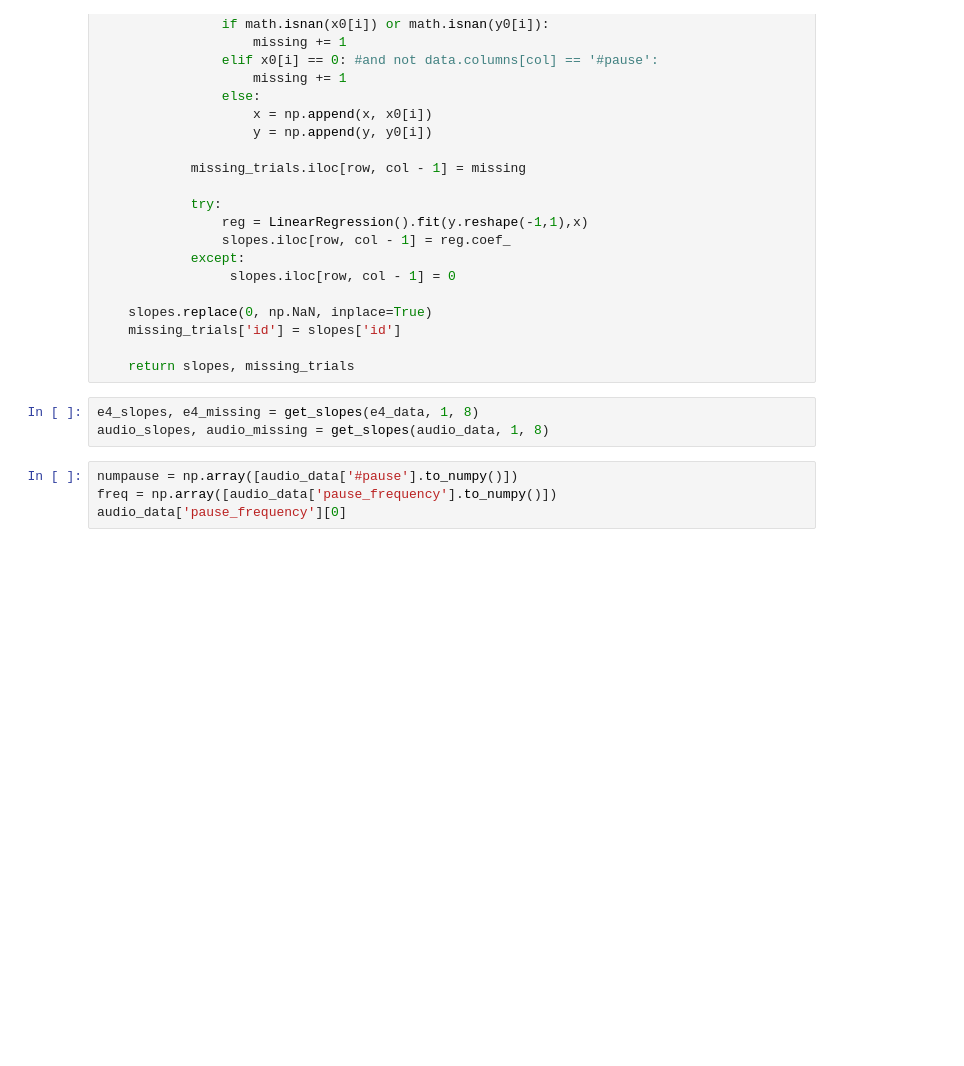
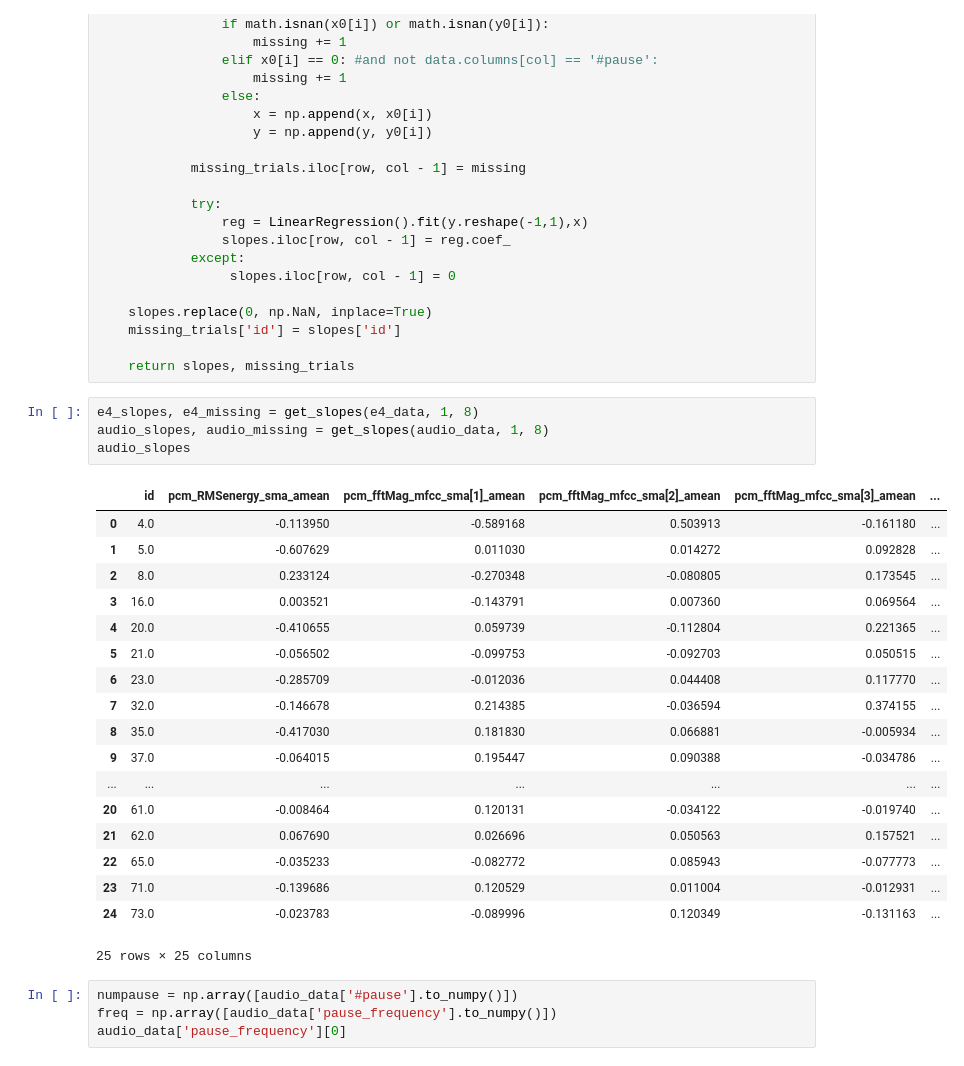
Before and after one commit to mx60s/HUBBS-Lab, a Jupyter notebook: Fixed for sample sizes.ipynb, the cells around one changed output. Saved outputs shown, nothing was run; the diff lists cells and outputs as text; blank space fills up the shorter version.

```diff
--- a/Fixed for sample sizes.ipynb
+++ b/Fixed for sample sizes.ipynb
@@ -111,6 +150,26 @@ def get_slopes(data, start, end):
 # %%
 e4_slopes, e4_missing = get_slopes(e4_data, 1, 8)
 audio_slopes, audio_missing = get_slopes(audio_data, 1, 8)
+audio_slopes
+# %% [output]
+|  | id | pcm_RMSenergy_sma_amean | pcm_fftMag_mfcc_sma[1]_amean | pcm_fftMag_mfcc_sma[2]_amean | pcm_fftMag_mfcc_sma[3]_amean | ... |
+| 0 | 4.0 | -0.113950 | -0.589168 | 0.503913 | -0.161180 | ... |
+| 1 | 5.0 | -0.607629 | 0.011030 | 0.014272 | 0.092828 | ... |
+| 2 | 8.0 | 0.233124 | -0.270348 | -0.080805 | 0.173545 | ... |
+| 3 | 16.0 | 0.003521 | -0.143791 | 0.007360 | 0.069564 | ... |
+| 4 | 20.0 | -0.410655 | 0.059739 | -0.112804 | 0.221365 | ... |
+| 5 | 21.0 | -0.056502 | -0.099753 | -0.092703 | 0.050515 | ... |
+| 6 | 23.0 | -0.285709 | -0.012036 | 0.044408 | 0.117770 | ... |
+| 7 | 32.0 | -0.146678 | 0.214385 | -0.036594 | 0.374155 | ... |
+| 8 | 35.0 | -0.417030 | 0.181830 | 0.066881 | -0.005934 | ... |
+| 9 | 37.0 | -0.064015 | 0.195447 | 0.090388 | -0.034786 | ... |
+| ... | ... | ... | ... | ... | ... | ... |
+| 20 | 61.0 | -0.008464 | 0.120131 | -0.034122 | -0.019740 | ... |
+| 21 | 62.0 | 0.067690 | 0.026696 | 0.050563 | 0.157521 | ... |
+| 22 | 65.0 | -0.035233 | -0.082772 | 0.085943 | -0.077773 | ... |
+| 23 | 71.0 | -0.139686 | 0.120529 | 0.011004 | -0.012931 | ... |
+| 24 | 73.0 | -0.023783 | -0.089996 | 0.120349 | -0.131163 | ... |
+25 rows × 25 columns
 # %%
 numpause = np.array([audio_data['#pause'].to_numpy()])
 freq = np.array([audio_data['pause_frequency'].to_numpy()])
```
Also changed, not shown: parts of 11 cells of this notebook, 6 other files.
